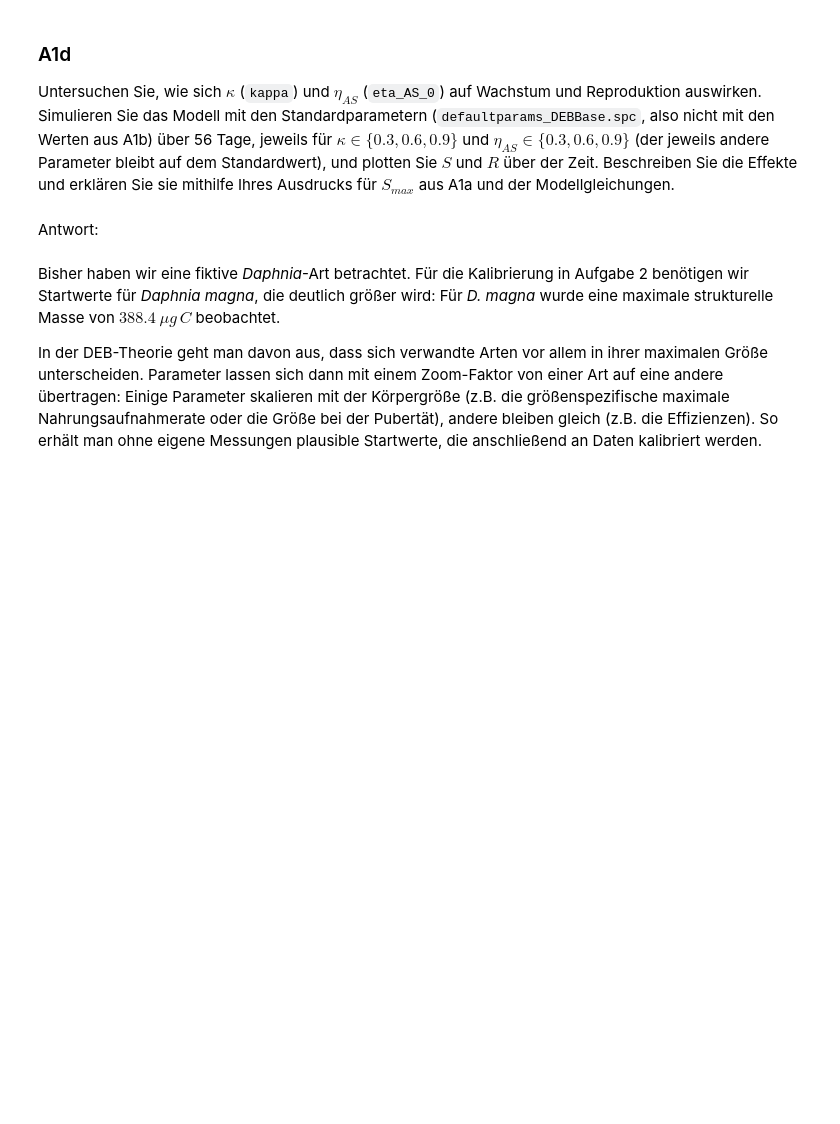
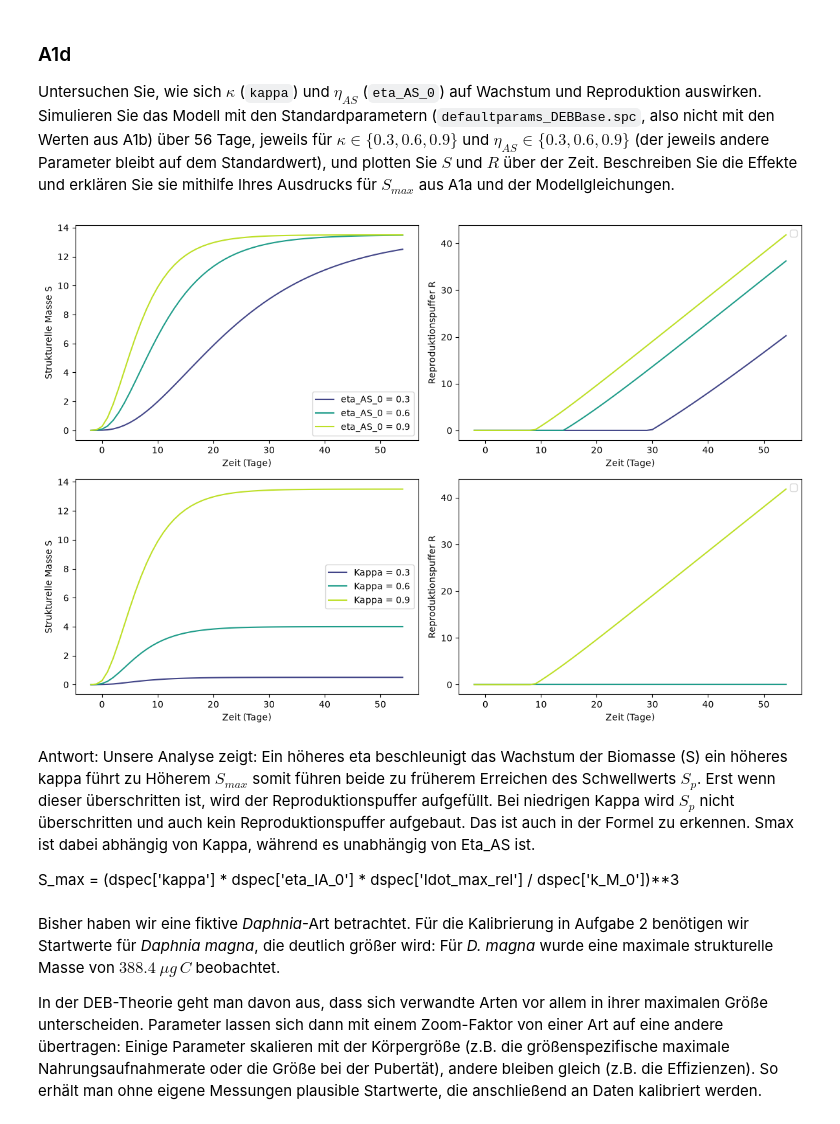
Before and after one commit to Quafax/Uni_Projects, a Jupyter notebook: src/MEM/homework_3/Übungsblatt3_MEM26.ipynb, the cells around one changed output. Drawn from its saved outputs; the diff is of its cells as text; code cells hidden in the pictures; blank space fills up the shorter version.

```diff
--- a/src/MEM/homework_3/Übungsblatt3_MEM26.ipynb
+++ b/src/MEM/homework_3/Übungsblatt3_MEM26.ipynb
@@ -137,8 +192,63 @@ Antwort:
 Untersuchen Sie, wie sich $\kappa$ (`kappa`) und $\eta_{AS}$ (`eta_AS_0`) auf Wachstum und Reproduktion auswirken. Simulieren Sie das Modell mit den Standardparametern (`defaultparams_DEBBase.spc`, also nicht mit den Werten aus A1b) über 56 Tage, jeweils für $\kappa \in \{0.3, 0.6, 0.9\}$ und $\eta_{AS} \in \{0.3, 0.6, 0.9\}$ (der jeweils andere Parameter bleibt auf dem Standardwert), und plotten Sie $S$ und $R$ über der Zeit. Beschreiben Sie die Effekte und erklären Sie sie mithilfe Ihres Ausdrucks für $S_{max}$ aus A1a und der Modellgleichungen.
 # %%
 # Lösung
+p = Params(
+    glb = deepcopy(defaultparams_DEBBase.glb),
+    spc = deepcopy(dspec)
+)
+
+p.glb['tspan'] = (0, 56)
+p.glb['Xdot_in'] = 1e10
+kappas = [0.3, 0.6, 0.9]
+etas = [0.3, 0.6, 0.9]
+eta_0 = p.spc["eta_AS_0"]
+kappa_0 = p.spc["kappa"]
+
+#plotting
+fig, ax = plt.subplots(2, 2, figsize=(12, 8))
+sim = []
+
+for index, eta in enumerate(etas):
+    p.spc["eta_AS_0"] = eta
+    p.spc["kappa"] = kappa_0
+    sim.append(simulate_DEBBase(p))
+
+for index, kappa in enumerate(kappas):
+    p.spc["eta_AS_0"] = eta_0
+    p.spc["kappa"] = kappa
+    sim.append(simulate_DEBBase(p))
+
+colors = plt.cm.viridis(np.linspace(0.2, 0.9, 3))
+
+for j in range(2):
+    #strukturelle masse plotten (berechnetes S max)
+    for i in range(0, 3):
+        ax[j, 0].plot(sim[i+j*3]['t'], sim[i+j*3]['S'],
+                      color=colors[i],
+                      label=f'eta_AS_0 = {etas[i]}' if j==0 else f'Kappa = {kappas[i]}')
+
+        ax[j, 1].plot(sim[i+j*3]['t'], sim[i+j*3]['R'],
+                      color=colors[i])
+
+    ax[j, 0].set_xlabel('Zeit (Tage)')
+    ax[j, 0].set_ylabel('Strukturelle Masse S')
+    ax[j, 0].legend()
+
+    #reproduktionspuffer
+    ax[j, 1].set_xlabel('Zeit (Tage)')
+    ax[j, 1].set_ylabel('Reproduktionspuffer R')
+    ax[j, 1].legend()
+
+plt.tight_layout()
+plt.show()
+# %% [output]
+[figure, added]
 # %% [markdown]
 Antwort:
+Unsere Analyse zeigt: Ein höheres eta beschleunigt das Wachstum der Biomasse (S) ein höheres kappa führt zu Höherem $S_{max}$ somit führen beide zu früherem Erreichen des Schwellwerts $S_p$. Erst wenn dieser überschritten ist, wird der Reproduktionspuffer aufgefüllt.  Bei niedrigen Kappa wird $S_p$ nicht überschritten und auch kein Reproduktionspuffer aufgebaut.
+Das ist auch in der Formel zu erkennen. Smax ist dabei abhängig von Kappa, während es unabhängig von Eta_AS ist.
+
+S_max = (dspec['kappa'] * dspec['eta_IA_0'] * dspec['Idot_max_rel'] / dspec['k_M_0'])**3
 # %% [markdown]
 Bisher haben wir eine fiktive *Daphnia*-Art betrachtet. Für die Kalibrierung in Aufgabe 2 benötigen wir Startwerte für *Daphnia magna*, die deutlich größer wird: Für *D. magna* wurde eine maximale strukturelle Masse von $388.4\ \mu g\,C$ beobachtet.
 
```
Also changed, not shown: parts of 16 cells of this notebook, 19 other files.
